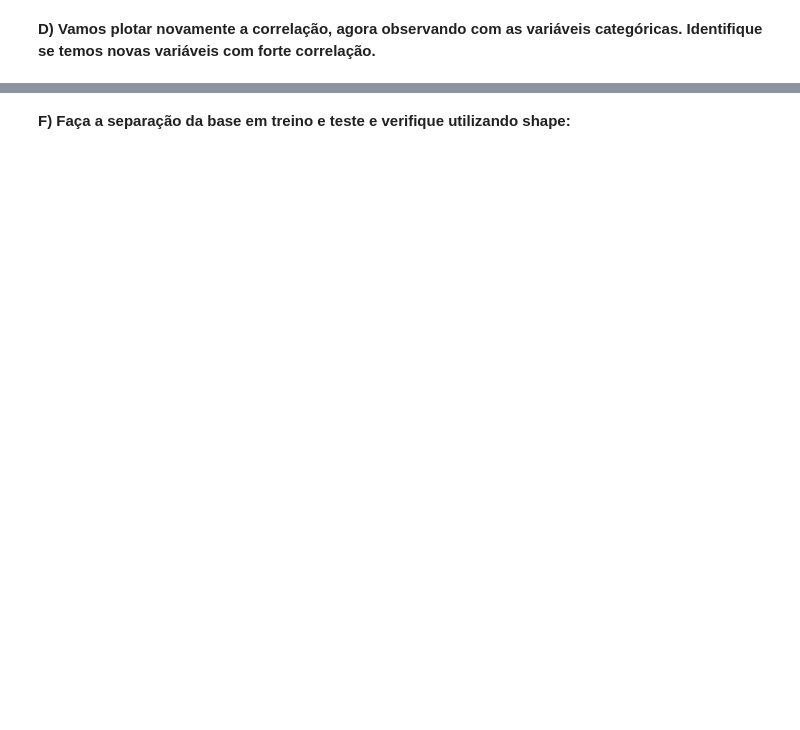
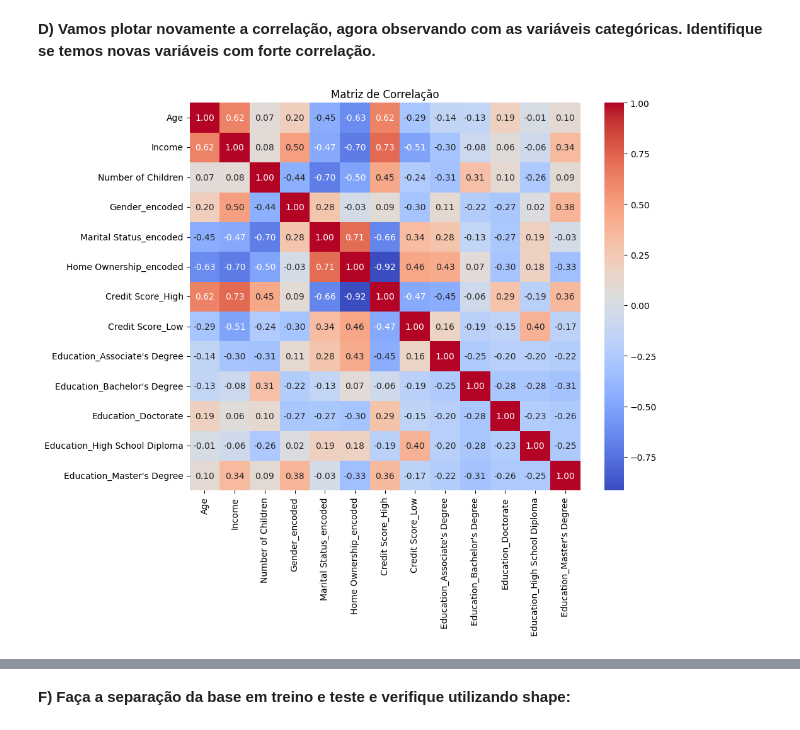
Before and after one commit to TierryW/Ciencia_de_Dados, a Jupyter notebook: Pre_Modelagem_3/Profissao Cientista de Dados M17 Projeto.ipynb, the cells around one changed output, grey strips where cells are left out. Cells and saved outputs as stored; diff of their text form; code cells hidden in the pictures; blank space fills up the shorter version.

```diff
--- a/Pre_Modelagem_3/Profissao Cientista de Dados M17 Projeto.ipynb
+++ b/Pre_Modelagem_3/Profissao Cientista de Dados M17 Projeto.ipynb
@@ -419,3 +419,21 @@ df.head()
 | 2 | 35 | Female | 7500000.0 | Doctorate | Married | 1 | Owned | ... |
 | 3 | 40 | Male | 12500000.0 | High School Diploma | Single | 0 | Owned | ... |
 | 4 | 45 | Female | 10000000.0 | Bachelor's Degree | Married | 3 | Owned | ... |
+# %%
+from sklearn.preprocessing import LabelEncoder
+
+label_encoder = LabelEncoder()
+
+df['Gender_encoded'] = label_encoder.fit_transform(df['Gender'])
+df['Marital Status_encoded']  = label_encoder.fit_transform(df['Marital Status'])
+df['Home Ownership_encoded'] = label_encoder.fit_transform(df['Home Ownership'])
+
+# One-hot Enconding
+df = pd.get_dummies(df,columns=['Credit Score'], prefix='Credit Score', drop_first=True)
+df = pd.get_dummies(df, columns=['Education'], prefix='Education', drop_first=False)
+# %%
+for column in df.columns:
+    if df[column].dtype == 'bool':
+        df[column] = df[column].astype(int)
+# %%
+df = df.drop(['Gender', 'Marital Status', 'Home Ownership'], axis=1)
@@ -425,0 +451,9 @@ df.head()
+# %%
+correlation_matrix = df.select_dtypes(include=['number']).corr()
+
+plt.figure(figsize=(10, 8))
+sns.heatmap(correlation_matrix, annot=True, cmap='coolwarm', fmt=".2f", annot_kws={"size": 10})
+plt.title('Matriz de Correlação')
+plt.show()
+# %% [output]
+[figure, added]
```
Also changed, not shown: parts of 17 cells of this notebook, 4 other files.
